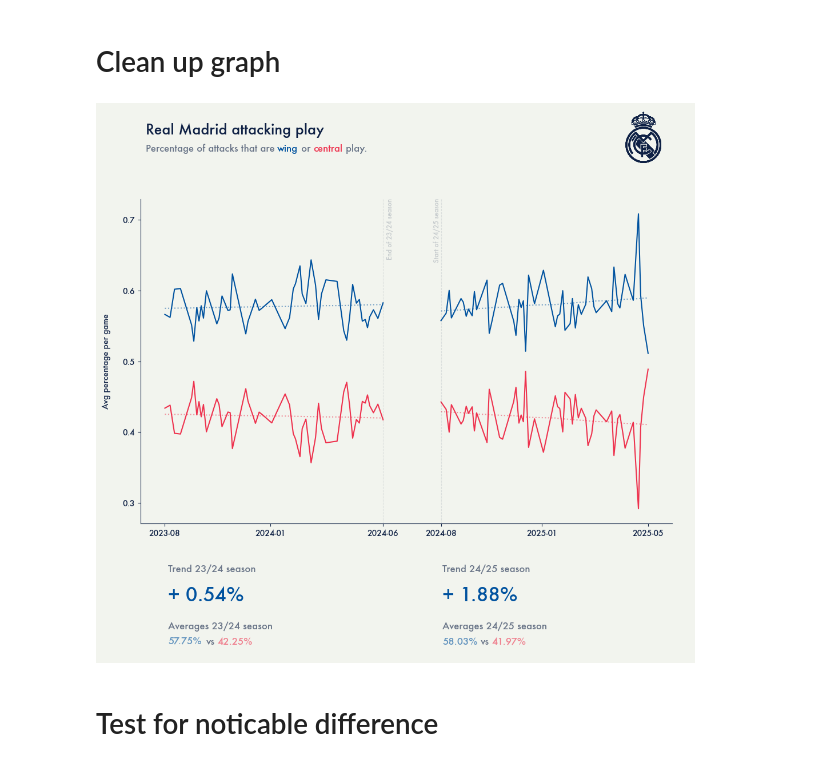
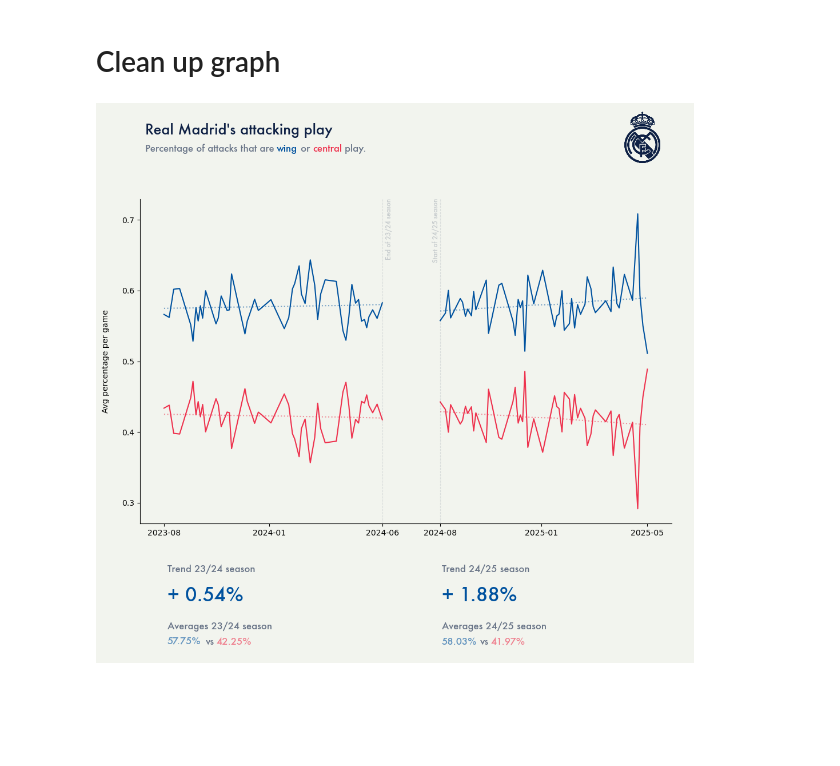
Before and after one commit to MarijnSt/soccermatics-project-3, a Jupyter notebook: central_versus_wing_play.ipynb, the cells around one changed output. Cells and saved outputs as stored; diff of their text form; code cells hidden in the pictures; blank space fills up the shorter version.

```diff
--- a/central_versus_wing_play.ipynb
+++ b/central_versus_wing_play.ipynb
@@ -518,7 +518,7 @@ y0 = 0.4
 alpha = 0.6
 
 # Title and subtitle in title_ax
-title_ax.text(x0, y0 + 0.5, 'Real Madrid attacking play', fontweight='bold', fontsize=h1_size, ha='left', va='center')
+title_ax.text(x0, y0 + 0.5, 'Real Madrid\'s attacking play', fontweight='bold', fontsize=h1_size, ha='left', va='center')
 title_ax.text(x0, y0, 'Percentage of attacks that are ', fontsize=p_size, alpha=alpha, ha='left', va='center', color=dark_color)
 title_ax.text(x0 + 0.247, y0 - 0.01, 'wing', fontsize=p_size, ha='left', va='center', color=primary_color)
 title_ax.text(x0 + 0.287, y0 - 0.01, ' or ', fontsize=p_size, alpha=alpha, ha='left', va='center', color=dark_color)
@@ -581,33 +581,31 @@ legend_ax.text(legend_x0, legend_y0, "Trend 23/24 season", color=dark_color, fon
 legend_ax.text(legend_x1, legend_y0, "Trend 24/25 season", color=dark_color, fontsize=p_size, ha='left', va='center', alpha=alpha)
 legend_ax.text(legend_x0, legend_y1, f'+ {trend_wing_23_24:.2f}%', color=primary_color, fontsize=24, ha='left', va='center')
 legend_ax.text(legend_x1, legend_y1, f'+ {trend_wing_24_25:.2f}%', color=primary_color, fontsize=24, ha='left', va='center')
 
 # Plot averages
 legend_ax.text(legend_x0, legend_y2, 'Averages 23/24 season', fontsize=p_size, ha='left', va='center', alpha=alpha)
 legend_ax.text(legend_x1, legend_y2, 'Averages 24/25 season', fontsize=p_size, ha='left', va='center', alpha=alpha)
 
 legend_ax.text(legend_x0, legend_y3, f'{avg_wing_23_24:.2%}', color=primary_color, fontsize=p_size, ha='left', va='center', alpha=alpha)
 legend_ax.text(legend_x0 + 0.07, legend_y3, 'vs', fontsize=p_size, ha='left', va='center', alpha=alpha)
 legend_ax.text(legend_x0 + 0.09, legend_y3, f'{avg_central_23_24:.2%}', color=secondary_color, fontsize=p_size, ha='left', va='center', alpha=alpha)
 
 legend_ax.text(legend_x1, legend_y3, f'{avg_wing_24_25:.2%}', color=primary_color, fontsize=p_size, ha='left', va='center', alpha=alpha)
 legend_ax.text(legend_x1 + 0.07, legend_y3, 'vs', fontsize=p_size, ha='left', va='center', alpha=alpha)
 legend_ax.text(legend_x1 + 0.09, legend_y3, f'{avg_central_24_25:.2%}', color=secondary_color, fontsize=p_size, ha='left', va='center', alpha=alpha)
 
 
 # Remove spines
 ax.spines['top'].set_visible(False)
 ax.spines['right'].set_visible(False)
 
 # Adjust layout and margins
 plt.savefig('wing-vs-central-play.png',
             bbox_inches='tight',
             pad_inches=0.5,
             facecolor=background_color,
             dpi=300)
 
 plt.show()
 # %% [output]
-[figure, old version]
+[figure, new version]
-# %% [markdown]
-# Test for noticable difference
```
Also changed, not shown: parts of 1 cell of this notebook, 4 other files.
